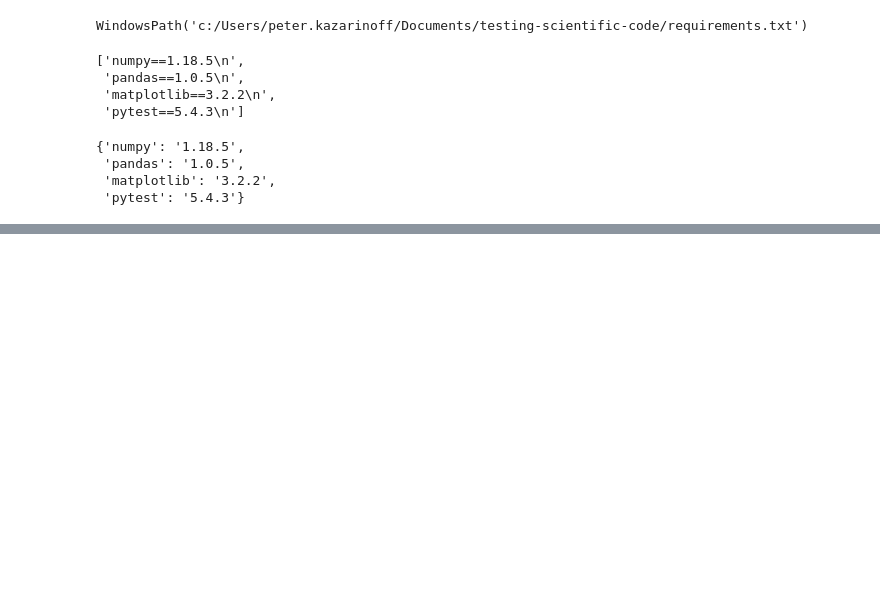
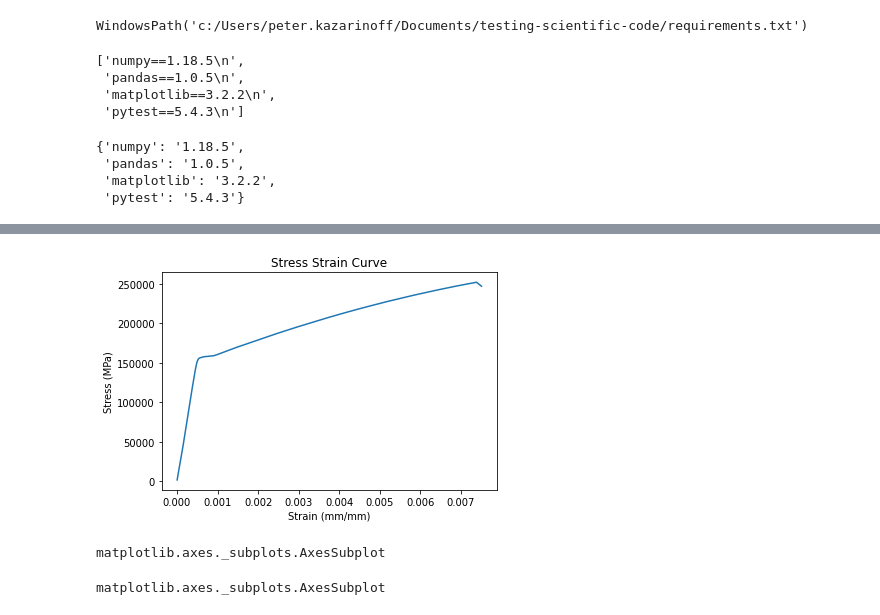
Before and after one commit to ProfessorKazarinoff/testing-scientific-code, a Jupyter notebook: analysis.ipynb, the cells around one changed output, grey strips where cells are left out. Cells and saved outputs as stored; diff of their text form; code cells hidden in the pictures; blank space fills up the shorter version.

```diff
--- a/analysis.ipynb
+++ b/analysis.ipynb
@@ -104,0 +171,21 @@ d
+# %%
+raw_data_path = Path(Path.cwd(),"data","raw_data.csv")
+raw_data_array = import_data(raw_data_path)
+clean_data_array = clean_data(raw_data_array)
+stress, strain = get_stress_and_strain(clean_data_array)
+title = "Stress Strain Curve"
+xlabel = "Strain (mm/mm)"
+ylabel = "Stress (MPa)"
+f_name = 'plot.png'
+fig, ax = plot(strain, stress, title, xlabel, ylabel, f_name)
+# %% [output]
+[figure, added]
+# %%
+type(fig)
+type(ax)
+# %% [output]
+matplotlib.axes._subplots.AxesSubplot
+# %%
+type(ax)
+# %% [output]
+matplotlib.axes._subplots.AxesSubplot
```
Also changed, not shown: parts of 5 cells of this notebook, 6 other files.
